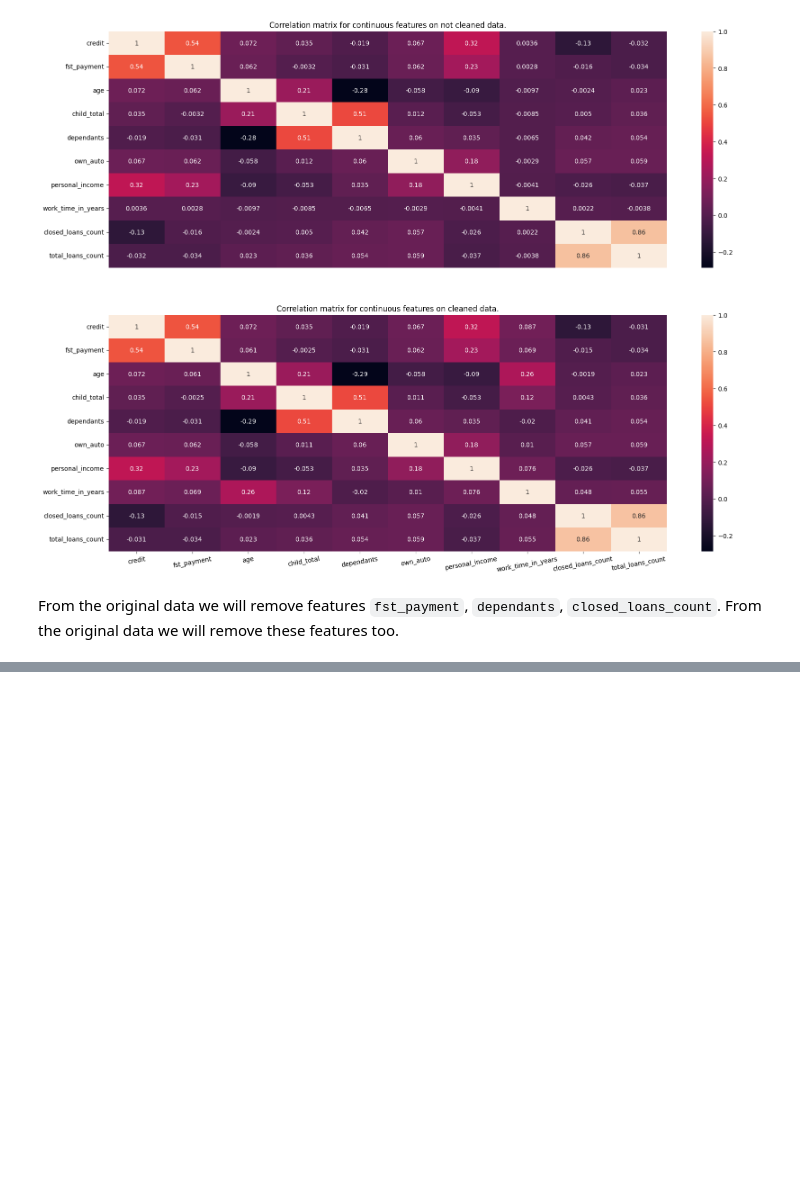
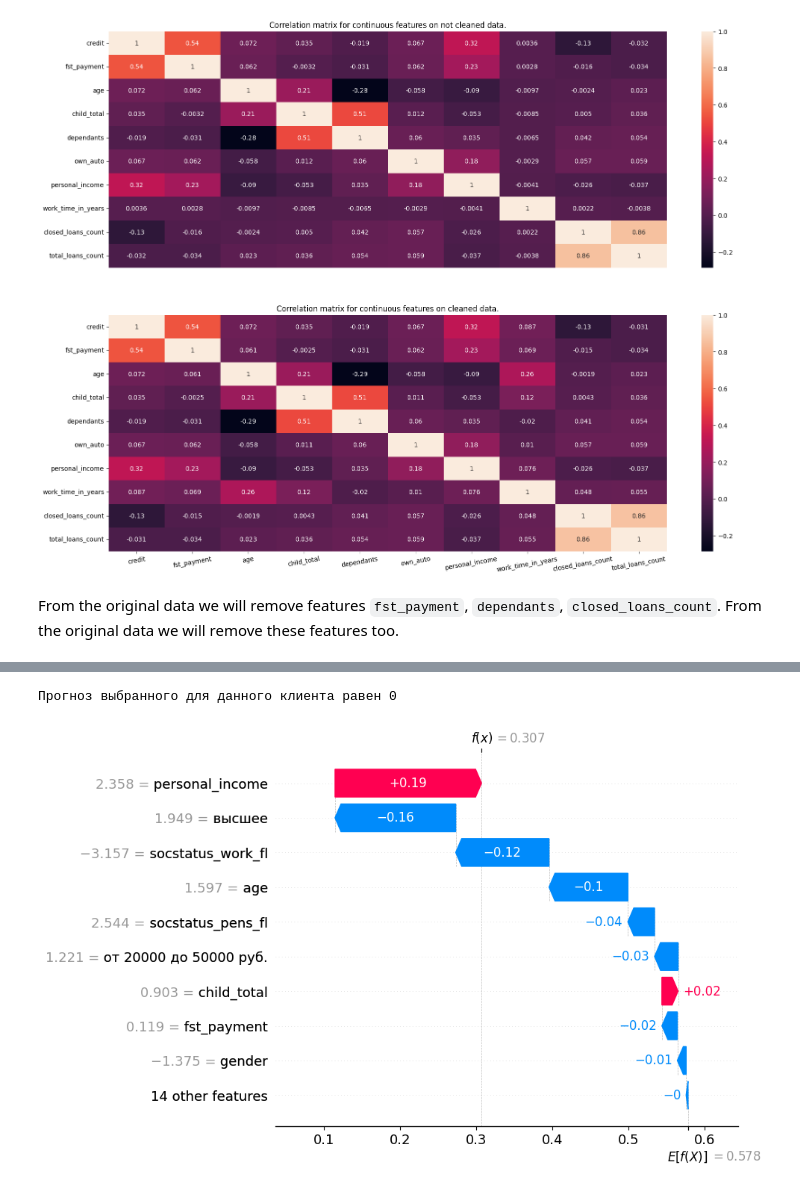
Before and after one commit to SadSabrina/streamlit_ds_app, a Jupyter notebook: Model_learning.ipynb, the cells around one changed output, grey strips where cells are left out. Drawn from its saved outputs; the diff is of its cells as text; code cells hidden in the pictures; blank space fills up the shorter version.

```diff
--- a/Model_learning.ipynb
+++ b/Model_learning.ipynb
@@ -361,0 +429,21 @@ weighted avg       0.84      0.60      0.67      3340
+# %%
+#App model code
+
+from sklearn.model_selection import train_test_split
+from sklearn.preprocessing import StandardScaler
+from sklearn.pipeline import Pipeline
+
+data = pd.read_csv('./datasets/encoded_data.csv')
+X = data.drop(['target'], axis=1)
+y = data['target']
+
+X_train, X_test, y_train, y_test = train_test_split(X, y, test_size=0.23, random_state=42)
+
+sc = StandardScaler()
+X_train_transformed = sc.fit_transform(X_train)
+X_test_transformed = sc.transform(X_test)
+
+#lr_all_data = get_results(LogisticRegression(class_weight='balanced'), X_train_all_transformed, X_test_all_transformed, y_train_all, y_test_all, 'Logistic Regression on all data')
+
+lr = LogisticRegression(class_weight='balanced')
+lr.fit(X_train_transformed, y_train)
@@ -361,0 +554,8 @@ weighted avg       0.84      0.60      0.67      3340
+# %%
+data = pd.read_csv('./datasets/encoded_data.csv')
+X = data.drop(['target'], axis=1)
+y = data['target']
+
+
+X_train_transformed, X_test_transformed, y_train, y_test, X_test = get_train_data(X, y)
+lr = fit_and_save_linear_model(X_train_transformed, y_train, X_test_transformed, y_test)
@@ -361,0 +564,2 @@ weighted avg       0.84      0.60      0.67      3340
+# %%
+lr = load_model('linear_model.pickle')
@@ -361,0 +581,8 @@ weighted avg       0.84      0.60      0.67      3340
+# %%
+get_prediction_by_index(lr, X_test_transformed, X_test, index=1, treshold=0.5)
+# %% [output]
+Прогноз выбранного для данного клиента равен 0
+# %%
+get_shap_values_by_index(lr, X_train_transformed, X_test_transformed, X_test.columns, index=1, treshold=0.5)
+# %% [output]
+[figure, added]
```
Also changed, not shown: parts of 27 cells of this notebook, 9 other files.
